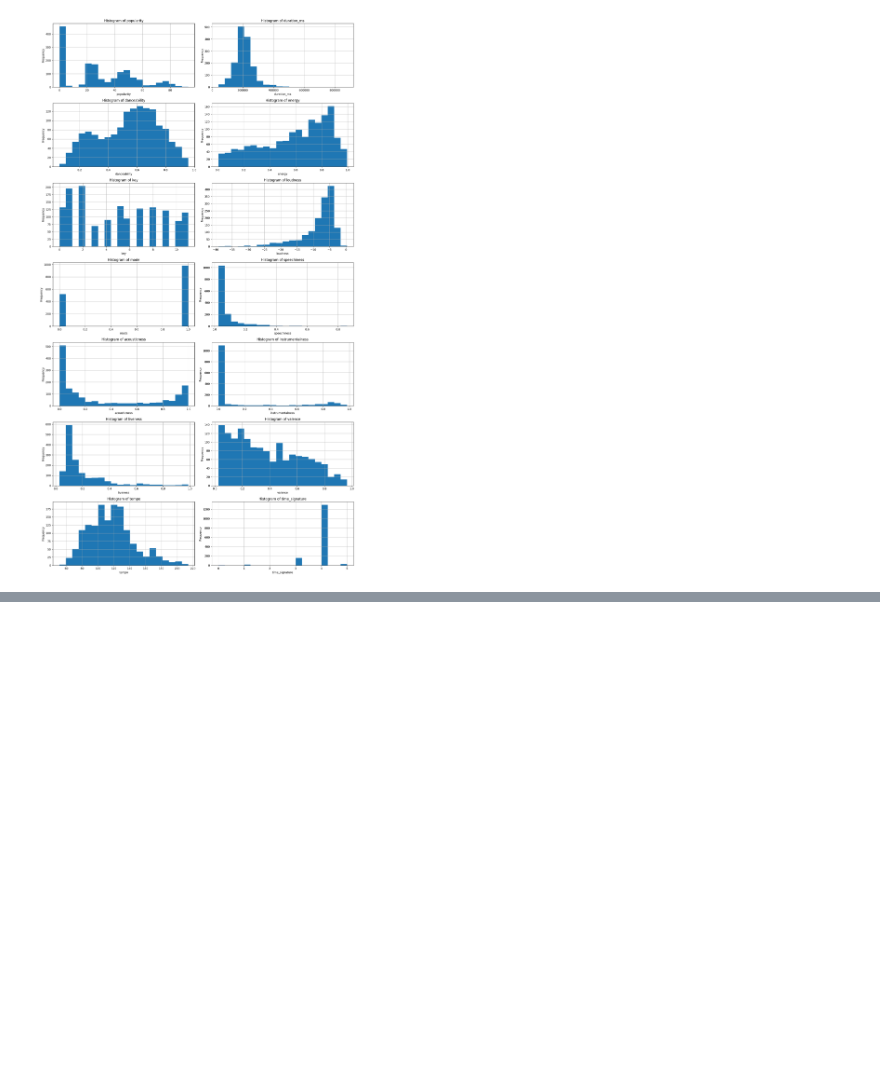
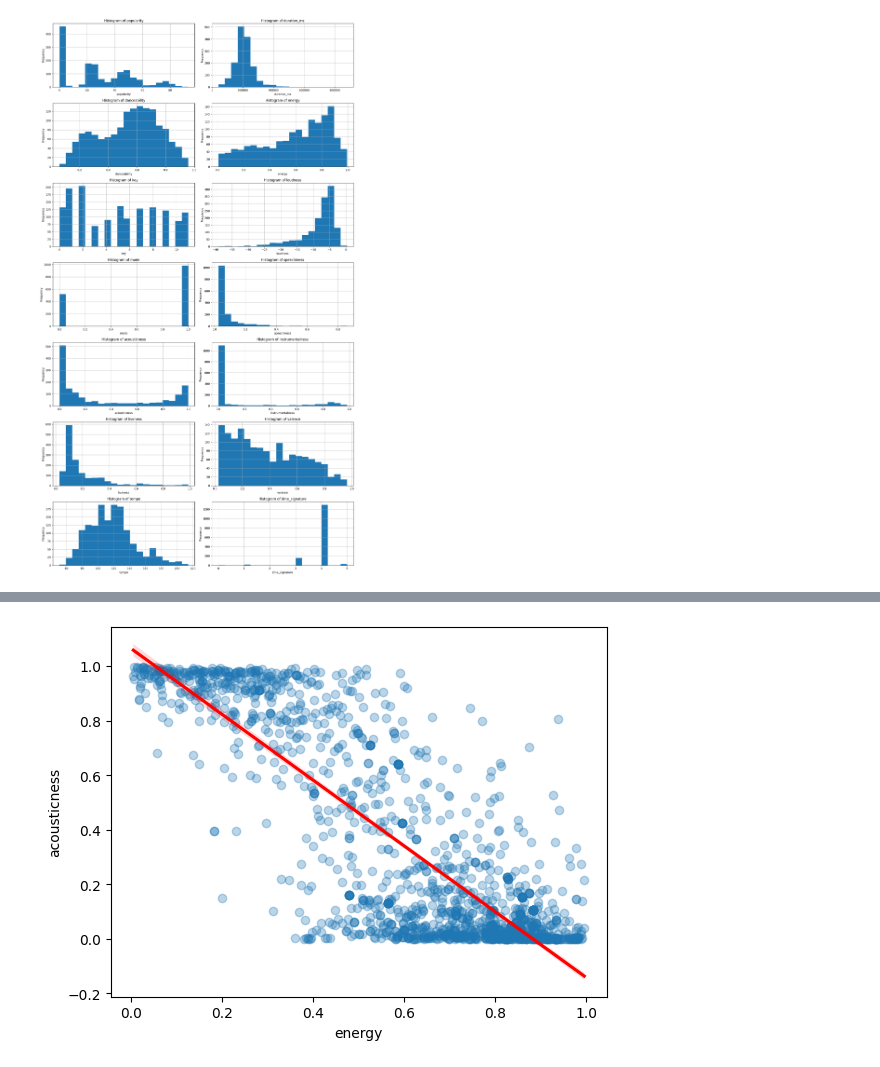
Before and after one commit to Whomstt/CS4168-Project, a Jupyter notebook: CS4168_Project.ipynb, the cells around one changed output, grey strips where cells are left out. Cells and saved outputs as stored; diff of their text form; code cells hidden in the pictures; blank space fills up the shorter version.

Commit message:
some more EDA and start of data prp

```diff
--- a/CS4168_Project.ipynb
+++ b/CS4168_Project.ipynb
@@ -85,0 +108,5 @@ plt.show()
+# %%
+sns.regplot(data=df, x='energy', y='acousticness', scatter_kws={'alpha':0.3}, line_kws={'color':'red'})
+plt.show()
+# %% [output]
+[figure, added]
```
Also changed, not shown: parts of 14 cells of this notebook.
